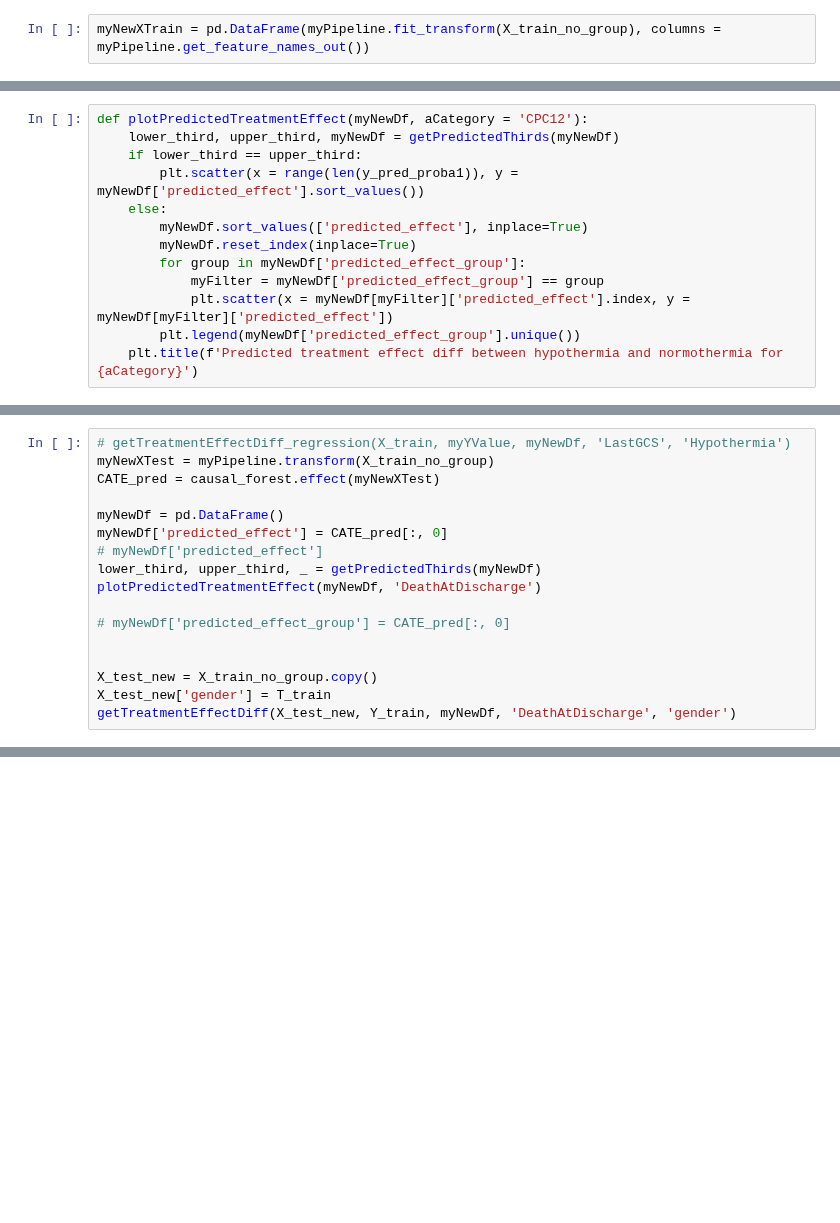
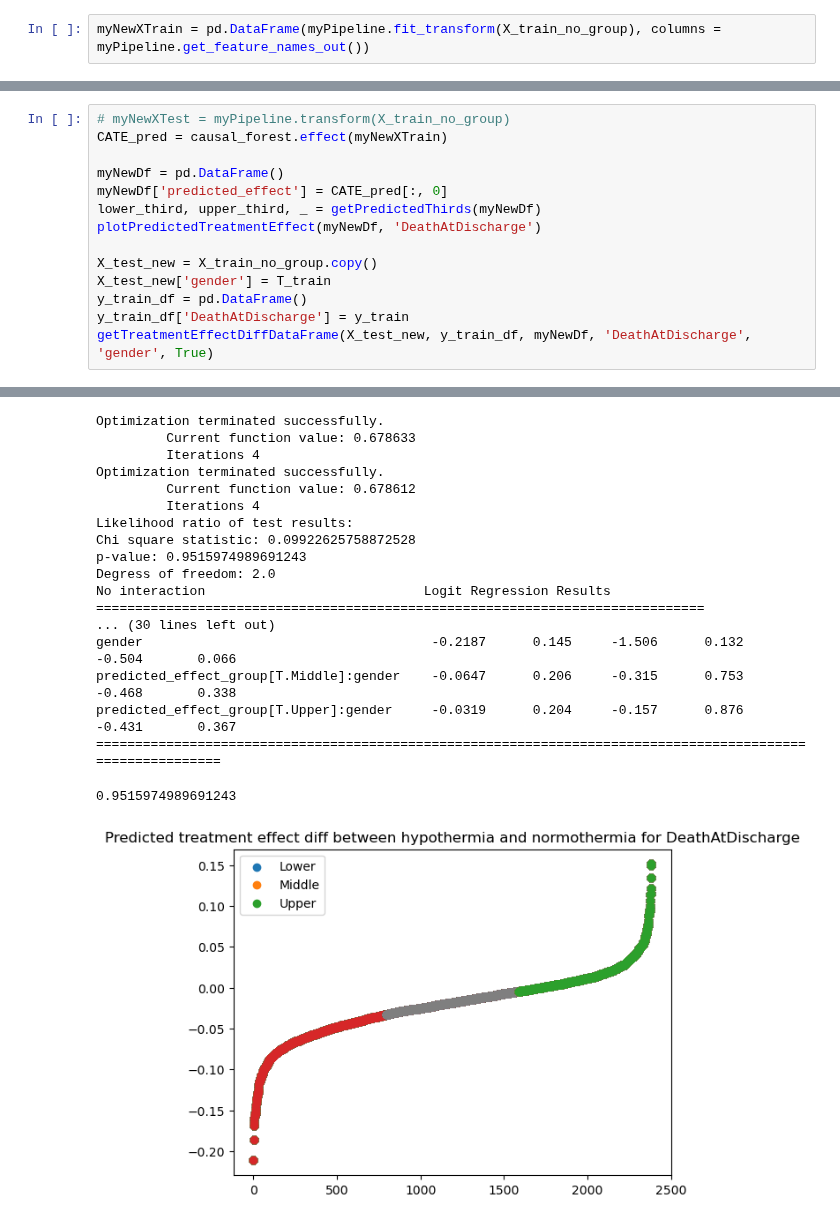
Before and after one commit to michelraskin/ttmhte, a Jupyter notebook: eICU/eICUAnalysisDML.ipynb, the cells around one changed output, grey strips where cells are left out. Drawn from its saved outputs; the diff is of its cells as text; blank space fills up the shorter version.

```diff
--- a/eICU/eICUAnalysisDML.ipynb
+++ b/eICU/eICUAnalysisDML.ipynb
@@ -230,13 +157,0 @@ causal_forest.score(Y_train, T_train, myNewXTest)
-# %%
-def plotPredictedTreatmentEffect(myNewDf, aCategory = 'CPC12'):
-    lower_third, upper_third, myNewDf = getPredictedThirds(myNewDf)
-    if lower_third == upper_third:
-        plt.scatter(x = range(len(y_pred_proba1)), y = myNewDf['predicted_effect'].sort_values())
-    else:
-        myNewDf.sort_values(['predicted_effect'], inplace=True)
-        myNewDf.reset_index(inplace=True)
-        for group in myNewDf['predicted_effect_group']:
-            myFilter = myNewDf['predicted_effect_group'] == group
-            plt.scatter(x = myNewDf[myFilter]['predicted_effect'].index, y = myNewDf[myFilter]['predicted_effect'])
-        plt.legend(myNewDf['predicted_effect_group'].unique())
-    plt.title(f'Predicted treatment effect diff between hypothermia and normothermia for {aCategory}')
@@ -317,17 +158,15 @@ def getTreatmentEffectDiff_regression(X_train, y_train, myNewDf, aCategory='CPC1
 # %%
-# getTreatmentEffectDiff_regression(X_train, myYValue, myNewDf, 'LastGCS', 'Hypothermia')
-myNewXTest = myPipeline.transform(X_train_no_group)
-CATE_pred = causal_forest.effect(myNewXTest)
+# myNewXTest = myPipeline.transform(X_train_no_group)
+CATE_pred = causal_forest.effect(myNewXTrain)
 
 myNewDf = pd.DataFrame()
 myNewDf['predicted_effect'] = CATE_pred[:, 0]
-# myNewDf['predicted_effect']
 lower_third, upper_third, _ = getPredictedThirds(myNewDf)
 plotPredictedTreatmentEffect(myNewDf, 'DeathAtDischarge')
 
-# myNewDf['predicted_effect_group'] = CATE_pred[:, 0]
-
-
 X_test_new = X_train_no_group.copy()
 X_test_new['gender'] = T_train
-getTreatmentEffectDiff(X_test_new, Y_train, myNewDf, 'DeathAtDischarge', 'gender')
+y_train_df = pd.DataFrame()
+y_train_df['DeathAtDischarge'] = y_train
+getTreatmentEffectDiffDataFrame(X_test_new, y_train_df, myNewDf, 'DeathAtDischarge', 'gender', True)
+# %% [output]
@@ -333,0 +176,19 @@ getTreatmentEffectDiff(X_test_new, Y_train, myNewDf, 'DeathAtDischarge', 'gender
+Optimization terminated successfully.
+         Current function value: 0.678633
+         Iterations 4
+Optimization terminated successfully.
+         Current function value: 0.678612
+         Iterations 4
+Likelihood ratio of test results:
+Chi square statistic: 0.09922625758872528
+p-value: 0.9515974989691243
+Degress of freedom: 2.0
+No interaction                            Logit Regression Results
+==============================================================================
+... (30 lines left out)
+gender                                     -0.2187      0.145     -1.506      0.132      -0.504       0.066
+predicted_effect_group[T.Middle]:gender    -0.0647      0.206     -0.315      0.753      -0.468       0.338
+predicted_effect_group[T.Upper]:gender     -0.0319      0.204     -0.157      0.876      -0.431       0.367
+===========================================================================================================
+0.9515974989691243
+[figure, added]
```
Also changed, not shown: parts of 21 cells of this notebook, 2 other files.
